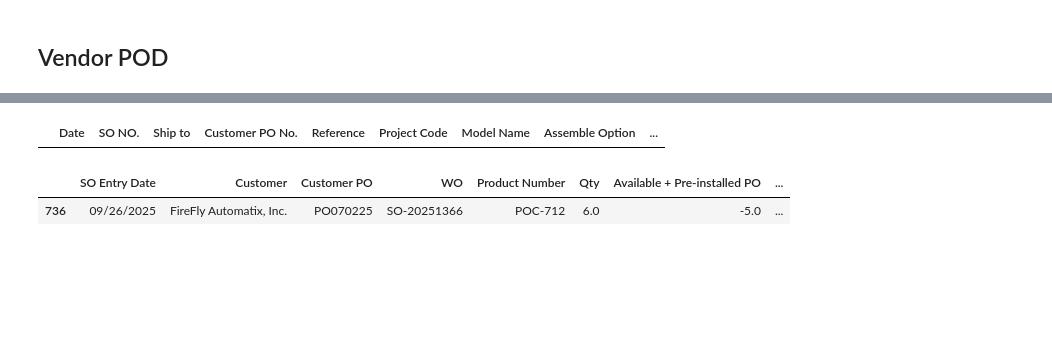
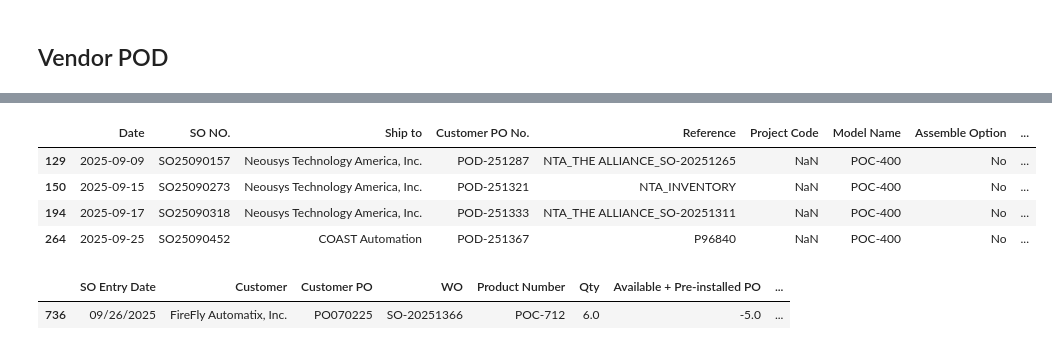
Before and after one commit to playoung2818/ERP_System, a Jupyter notebook: ERP_Dashboard.ipynb, the cells around one changed output, grey strips where cells are left out. Cells and saved outputs as stored; diff of their text form; code cells hidden in the pictures; blank space fills up the shorter version.

```diff
--- a/ERP_Dashboard.ipynb
+++ b/ERP_Dashboard.ipynb
@@ -457,7 +457,7 @@ Written:
 # %% [markdown]
 ## Vendor POD
 # %%
-NT_Shipping = pd.read_excel(r"C:\Users\Admin\OneDrive - neousys-tech\Share NTA Warehouse\Daily Update\NTA_Shipping schedule_20251002.xlsx")
+NT_Shipping = pd.read_excel(r"C:\Users\Admin\OneDrive - neousys-tech\Share NTA Warehouse\Daily Update\NTA_Shipping schedule_20251007.xlsx")
 NT_Shipping.loc[NT_Shipping['Customer PO No.'] == 'POD-251427']
 # %% [output]
 |  | Date | SO NO. | Ship to | Customer PO No. | Reference | Project Code | Model Name | Assemble Option | ... |
@@ -464,7 +467,11 @@ NT_Shipping.loc[NT_Shipping['Customer PO No.'] == 'POD-251427']
 # %%
-NT_Shipping.loc[NT_Shipping['Model Name'] == 'SEMIL-1708']
+NT_Shipping.loc[NT_Shipping['Model Name'] == 'POC-400']
 # %% [output]
 |  | Date | SO NO. | Ship to | Customer PO No. | Reference | Project Code | Model Name | Assemble Option | ... |
+| 129 | 2025-09-09 | SO25090157 | Neousys Technology America, Inc. | POD-251287 | NTA_THE ALLIANCE_SO-20251265 | NaN | POC-400 | No | ... |
+| 150 | 2025-09-15 | SO25090273 | Neousys Technology America, Inc. | POD-251321 | NTA_INVENTORY | NaN | POC-400 | No | ... |
+| 194 | 2025-09-17 | SO25090318 | Neousys Technology America, Inc. | POD-251333 | NTA_THE ALLIANCE_SO-20251311 | NaN | POC-400 | No | ... |
+| 264 | 2025-09-25 | SO25090452 | COAST Automation | POD-251367 | P96840 | NaN | POC-400 | No | ... |
 # %%
 filtered_df = ERP_df[ERP_df['Product Number'] == 'POC-712'].sort_values(by='Lead Time',ascending=True)
 filtered_df
```
Also changed, not shown: parts of 1 cell of this notebook.
